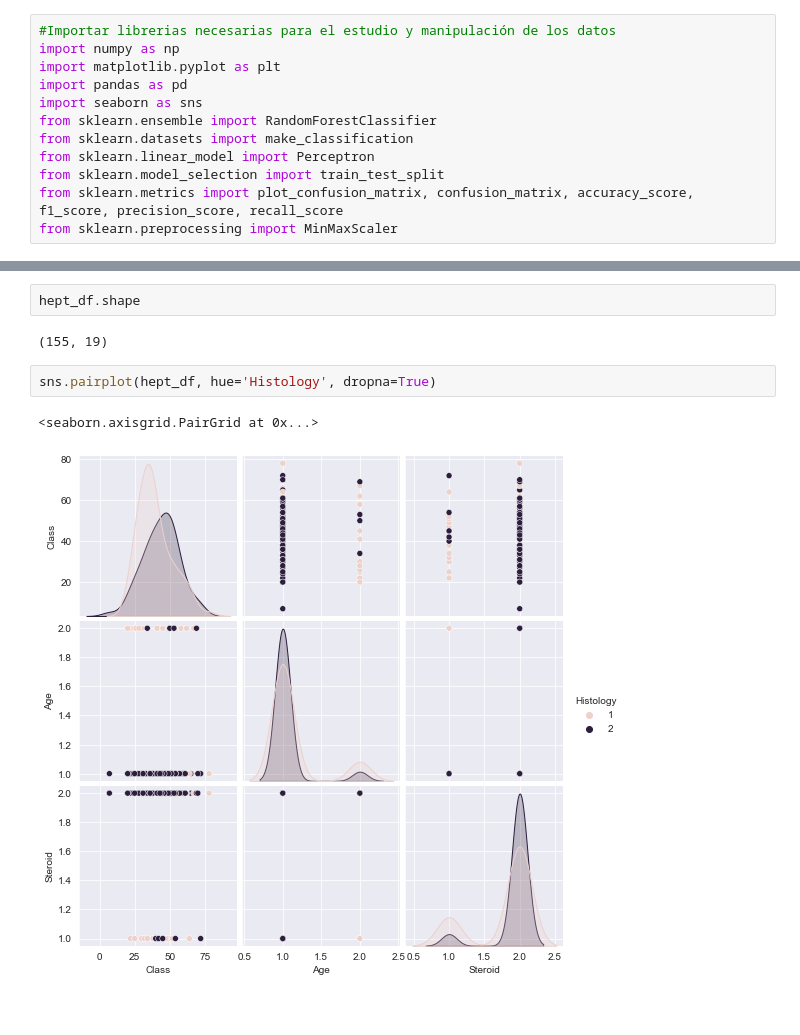
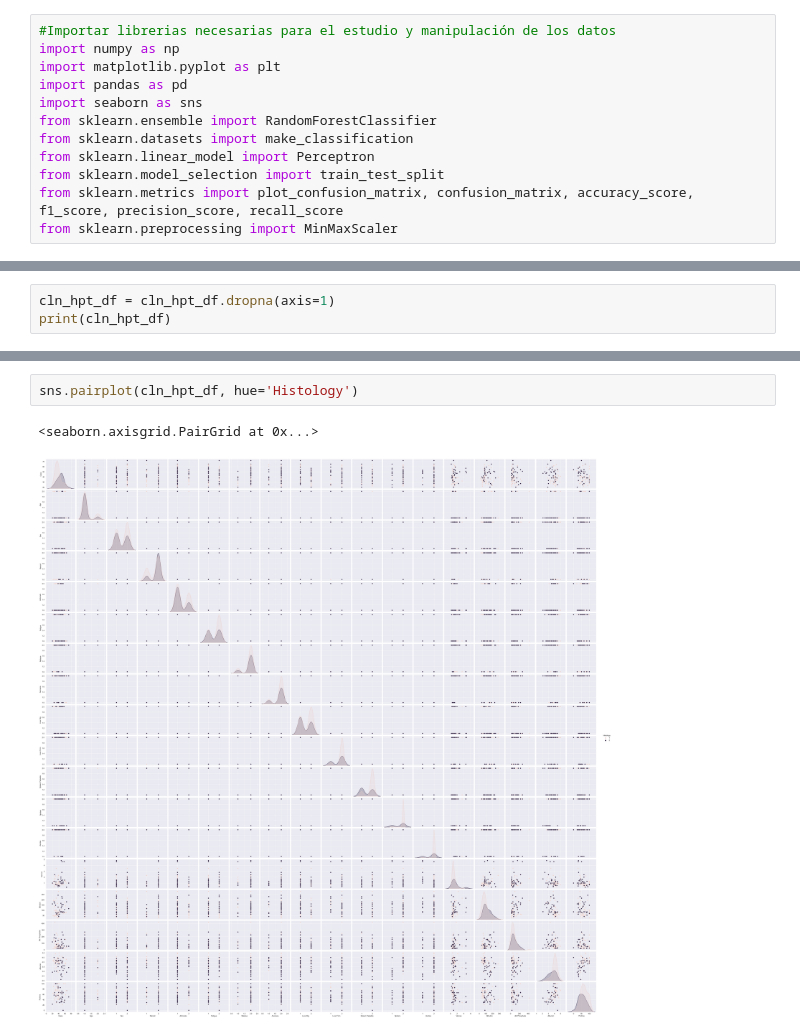
Before and after one commit to Freakscode/Clasificacion, a Jupyter notebook: Proyectos Automatización - Data Science/Base de datos médica.ipynb, the cells around one changed output, grey strips where cells are left out. Saved outputs shown, nothing was run; the diff lists cells and outputs as text.

```diff
--- a/Proyectos Automatización - Data Science/Base de datos médica.ipynb
+++ b/Proyectos Automatización - Data Science/Base de datos médica.ipynb
@@ -100,3 +100,6 @@ Albumin            16
 Protime            67
 Histology           0
 dtype: int64
+# %%
+cln_hpt_df = cln_hpt_df.dropna(axis=1)
+print(cln_hpt_df)
@@ -139,10 +151,6 @@ memory usage: 24.2+ KB
-# %%
-hept_df.shape
-# %% [output]
-(155, 19)
 # %%
-sns.pairplot(hept_df, hue='Histology', dropna=True)
+sns.pairplot(cln_hpt_df, hue='Histology')
 # %% [output]
 <seaborn.axisgrid.PairGrid at 0x...>
-[figure, old version]
+[figure, new version]
 # %%
```
Also changed, not shown: parts of 6 cells of this notebook.
